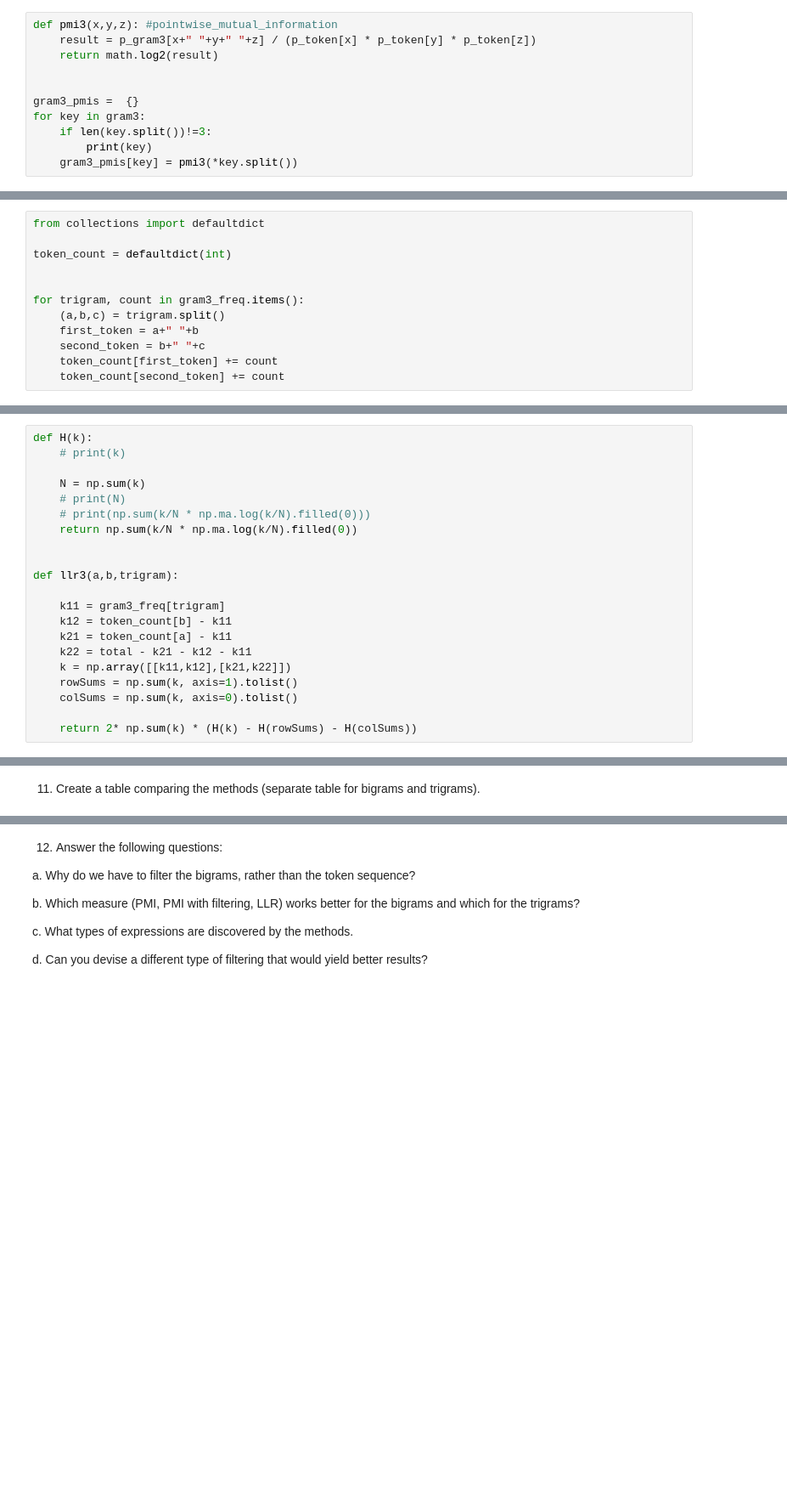
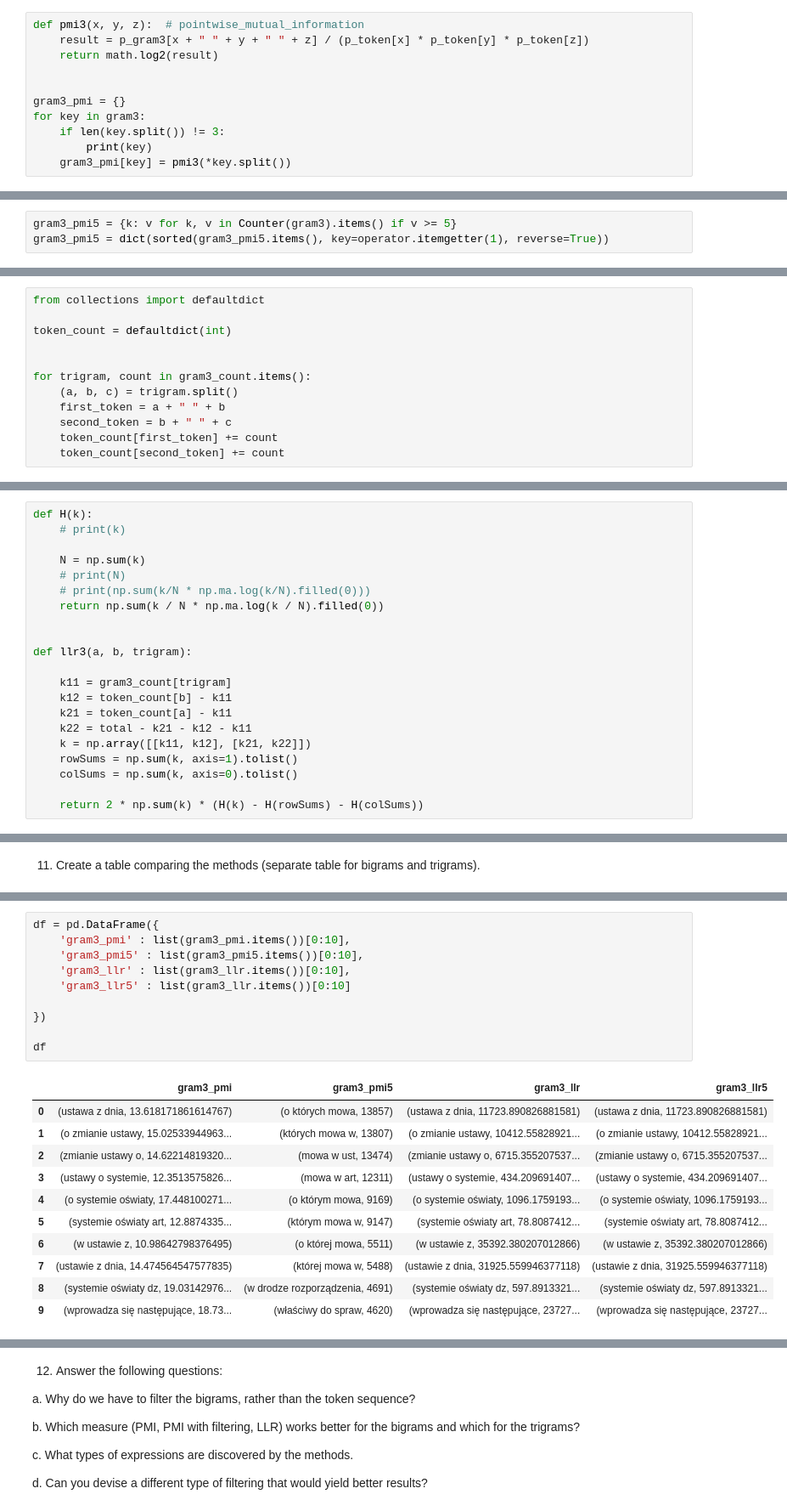
Before and after one commit to sgrzegorz/natural-language-processing, a Jupyter notebook: 04multiword/multiword.ipynb, the cells around one changed output, grey strips where cells are left out. Shown at 85% size. Cells and saved outputs as stored; diff of their text form; blank space fills up the shorter version.

```diff
--- a/04multiword/multiword.ipynb
+++ b/04multiword/multiword.ipynb
@@ -379,14 +386,14 @@ def to_probabilities(tokens):
 
 p_gram3 = to_probabilities(gram3)
 # %%
-def pmi3(x,y,z): #pointwise_mutual_information
-    result = p_gram3[x+" "+y+" "+z] / (p_token[x] * p_token[y] * p_token[z])
+def pmi3(x, y, z):  # pointwise_mutual_information
+    result = p_gram3[x + " " + y + " " + z] / (p_token[x] * p_token[y] * p_token[z])
     return math.log2(result)
 
 
-gram3_pmis =  {}
+gram3_pmi = {}
 for key in gram3:
-    if len(key.split())!=3:
+    if len(key.split()) != 3:
         print(key)
-    gram3_pmis[key] = pmi3(*key.split())
+    gram3_pmi[key] = pmi3(*key.split())
 # %%
@@ -396,3 +412,6 @@ list(gram3_pmis.items())[:10]
+# %%
+gram3_pmi5 = {k: v for k, v in Counter(gram3).items() if v >= 5}
+gram3_pmi5 = dict(sorted(gram3_pmi5.items(), key=operator.itemgetter(1), reverse=True))
 # %% [markdown]
 Regarding trigrams, one of the easiest implementations is to simply make a pass looking for significant bigrams. Then, considering those bigrams as single words, make another pass looking for bigrams that include bigrams from the first pass. These composite bigrams are really trigrams. You can repeat this process as you like.
 # %%
@@ -401,10 +420,10 @@ from collections import defaultdict
 token_count = defaultdict(int)
 
 
-for trigram, count in gram3_freq.items():
-    (a,b,c) = trigram.split()
-    first_token = a+" "+b
-    second_token = b+" "+c
+for trigram, count in gram3_count.items():
+    (a, b, c) = trigram.split()
+    first_token = a + " " + b
+    second_token = b + " " + c
     token_count[first_token] += count
     token_count[second_token] += count
 # %%
@@ -420,18 +439,18 @@ def H(k):
     N = np.sum(k)
     # print(N)
     # print(np.sum(k/N * np.ma.log(k/N).filled(0)))
-    return np.sum(k/N * np.ma.log(k/N).filled(0))
+    return np.sum(k / N * np.ma.log(k / N).filled(0))
 
 
-def llr3(a,b,trigram):
+def llr3(a, b, trigram):
 
-    k11 = gram3_freq[trigram]
+    k11 = gram3_count[trigram]
     k12 = token_count[b] - k11
     k21 = token_count[a] - k11
     k22 = total - k21 - k12 - k11
-    k = np.array([[k11,k12],[k21,k22]])
+    k = np.array([[k11, k12], [k21, k22]])
     rowSums = np.sum(k, axis=1).tolist()
     colSums = np.sum(k, axis=0).tolist()
 
-    return 2* np.sum(k) * (H(k) - H(rowSums) - H(colSums))
+    return 2 * np.sum(k) * (H(k) - H(rowSums) - H(colSums))
 # %%
@@ -482,0 +545,22 @@ table_bigrams_pmi = sorted(gram2_pmi.items(), key=lambda x: -x[1])[:10]
+# %%
+df = pd.DataFrame({
+	'gram3_pmi' : list(gram3_pmi.items())[0:10],
+    'gram3_pmi5' : list(gram3_pmi5.items())[0:10],
+    'gram3_llr' : list(gram3_llr.items())[0:10],
+    'gram3_llr5' : list(gram3_llr.items())[0:10]
+
+})
+
+df
+# %% [output]
+|  | gram3_pmi | gram3_pmi5 | gram3_llr | gram3_llr5 |
+| 0 | (ustawa z dnia, 13.618171861614767) | (o których mowa, 13857) | (ustawa z dnia, 11723.890826881581) | (ustawa z dnia, 11723.890826881581) |
+| 1 | (o zmianie ustawy, 15.02533944963... | (których mowa w, 13807) | (o zmianie ustawy, 10412.55828921... | (o zmianie ustawy, 10412.55828921... |
+| 2 | (zmianie ustawy o, 14.62214819320... | (mowa w ust, 13474) | (zmianie ustawy o, 6715.355207537... | (zmianie ustawy o, 6715.355207537... |
+| 3 | (ustawy o systemie, 12.3513575826... | (mowa w art, 12311) | (ustawy o systemie, 434.209691407... | (ustawy o systemie, 434.209691407... |
+| 4 | (o systemie oświaty, 17.448100271... | (o którym mowa, 9169) | (o systemie oświaty, 1096.1759193... | (o systemie oświaty, 1096.1759193... |
+| 5 | (systemie oświaty art, 12.8874335... | (którym mowa w, 9147) | (systemie oświaty art, 78.8087412... | (systemie oświaty art, 78.8087412... |
+| 6 | (w ustawie z, 10.98642798376495) | (o której mowa, 5511) | (w ustawie z, 35392.380207012866) | (w ustawie z, 35392.380207012866) |
+| 7 | (ustawie z dnia, 14.474564547577835) | (której mowa w, 5488) | (ustawie z dnia, 31925.559946377118) | (ustawie z dnia, 31925.559946377118) |
+| 8 | (systemie oświaty dz, 19.03142976... | (w drodze rozporządzenia, 4691) | (systemie oświaty dz, 597.8913321... | (systemie oświaty dz, 597.8913321... |
+| 9 | (wprowadza się następujące, 18.73... | (właściwy do spraw, 4620) | (wprowadza się następujące, 23727... | (wprowadza się następujące, 23727... |
```
Also changed, not shown: parts of 33 cells of this notebook.
